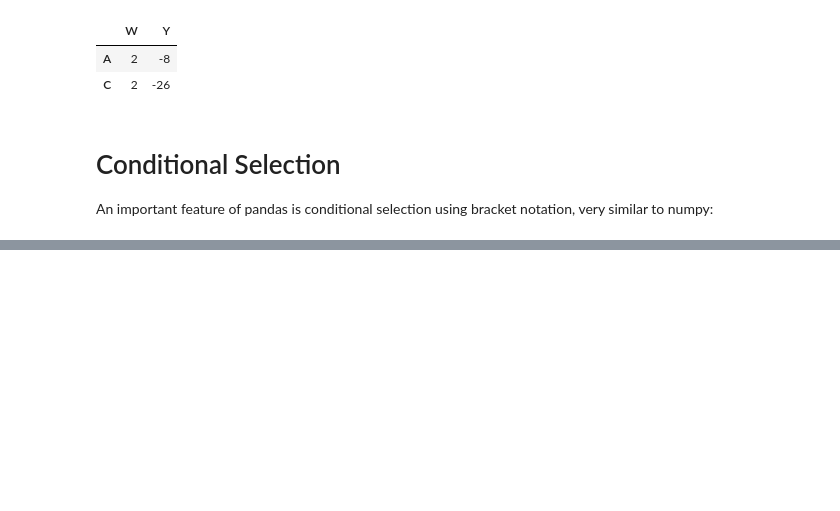
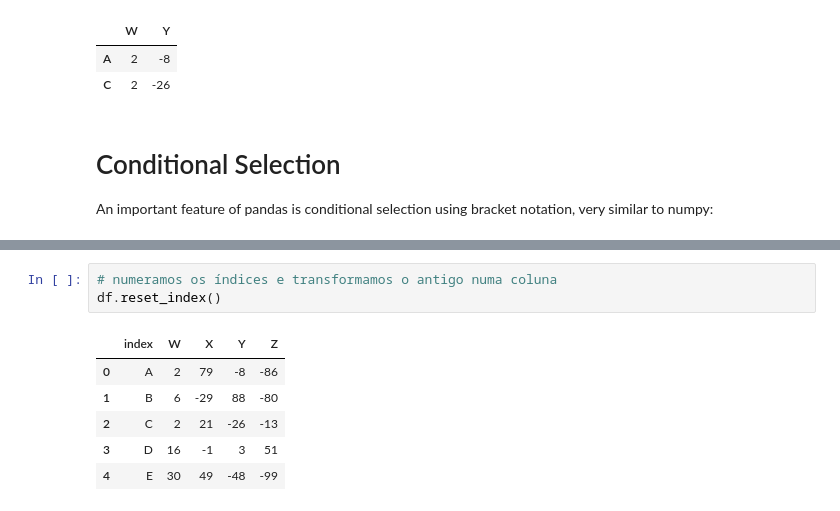
Before and after one commit to jordanfalcao/tensorflow2-deeplearning, a Jupyter notebook: 02-Pandas-Crash-Course/02_DataFrames.ipynb, the cells around one changed output, grey strips where cells are left out. Drawn from its saved outputs; the diff is of its cells as text; blank space fills up the shorter version.

```diff
--- a/02-Pandas-Crash-Course/02_DataFrames.ipynb
+++ b/02-Pandas-Crash-Course/02_DataFrames.ipynb
@@ -218,0 +298,10 @@ df>0
+# %%
+# numeramos os índices e transformamos o antigo numa coluna
+df.reset_index()
+# %% [output]
+|  | index | W | X | Y | Z |
+| 0 | A | 2 | 79 | -8 | -86 |
+| 1 | B | 6 | -29 | 88 | -80 |
+| 2 | C | 2 | 21 | -26 | -13 |
+| 3 | D | 16 | -1 | 3 | 51 |
+| 4 | E | 30 | 49 | -48 | -99 |
```
Also changed, not shown: parts of 22 cells of this notebook, 1 other file.
